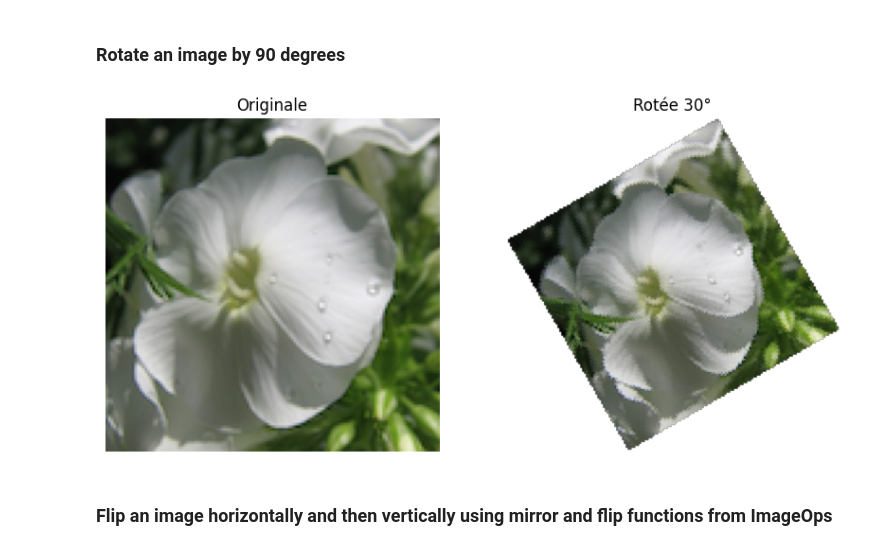
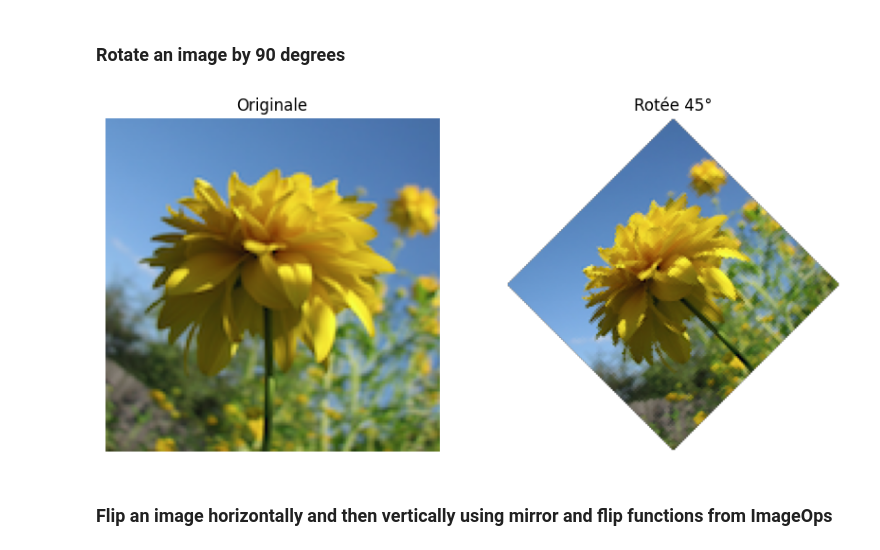
Before and after one commit to Michel836/FSTB_Bootcamp_2025_Repository_Github, a Jupyter notebook: Week02/Day2/W02D2_Challenge-M.ipynb, the cells around one changed output. Cells and saved outputs as stored; diff of their text form; code cells hidden in the pictures.

```diff
--- a/Week02/Day2/W02D2_Challenge-M.ipynb
+++ b/Week02/Day2/W02D2_Challenge-M.ipynb
@@ -89,35 +104,35 @@ plt.show()
 # %%
 from PIL import Image
 
-def rotate_image_30_degrees(image):
+def rotate_image_45_degrees(image):
     # Rotation dans le sens inverse des aiguilles d'une montre
-    return image.rotate(30, expand=True)
+    return image.rotate(45, expand=True)
 # %%
 from PIL import Image
 import matplotlib.pyplot as plt
 
 # Charger l'image
-image_path = 'C:/Users/chume/Desktop/Flower Color Images Dataset/flower_images/flower_images/0020.png'
+image_path = 'C:/Users/chume/Desktop/Flower Color Images Dataset/flower_images/flower_images/0023.png'
 original_image = Image.open(image_path)
 
 # Appliquer la rotation
-rotated_image = rotate_image_30_degrees(original_image)
+rotated_image = rotate_image_45_degrees(original_image)
 
 # Afficher les deux images
 plt.figure(figsize=(10, 5))
 plt.subplot(1, 2, 1)
 plt.imshow(original_image)
 plt.title("Originale")
 plt.axis('off')
 
 plt.subplot(1, 2, 2)
 plt.imshow(rotated_image)
-plt.title("Rotée 30°")
+plt.title("Rotée 45°")
 plt.axis('off')
 
 plt.show()
 # %% [output]
-[figure, old version]
+[figure, new version]
 # %% [markdown]
 ### Flip an image horizontally and then vertically using mirror and flip functions from ImageOps
 # %%
```
Also changed, not shown: parts of 7 cells of this notebook, 1 other file.
